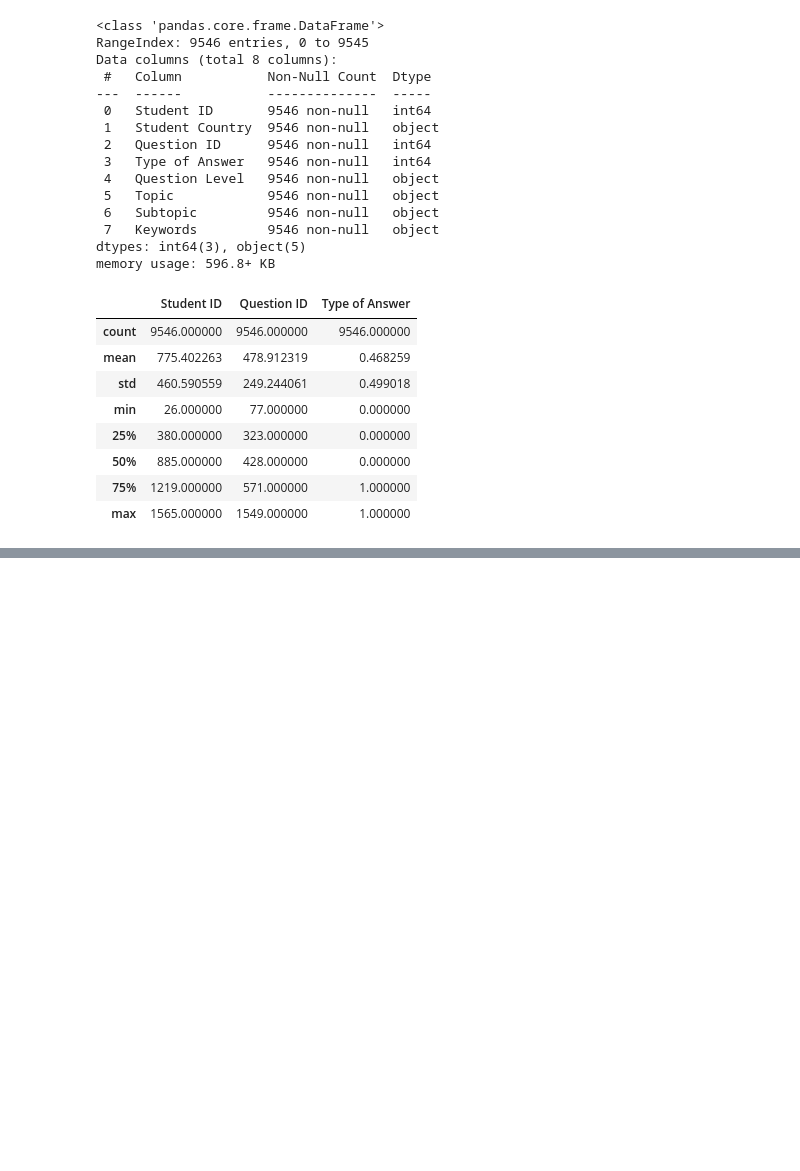
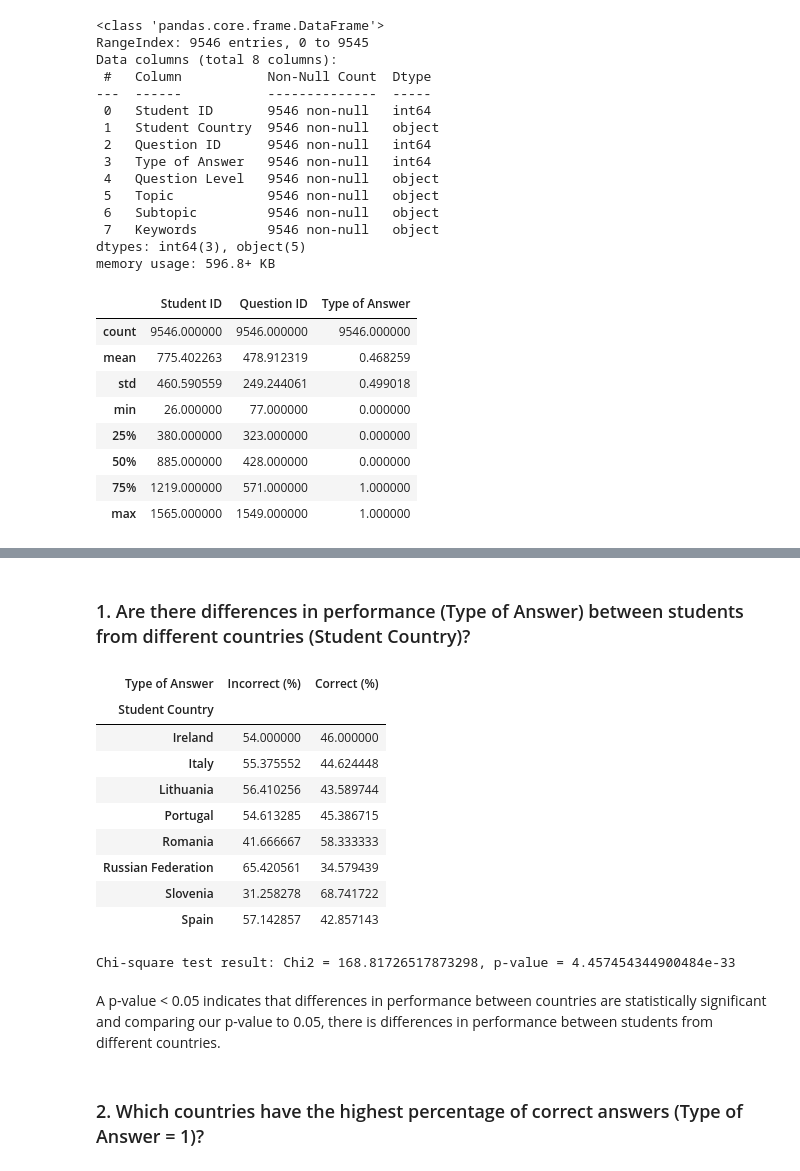
Before and after one commit to kianakiashemshaki/Math-model, a Jupyter notebook: notebooks/Analysis.ipynb, the cells around one changed output, grey strips where cells are left out. Drawn from its saved outputs; the diff is of its cells as text; code cells hidden in the pictures; blank space fills up the shorter version.

Commit message:
Answer analysis questions

```diff
--- a/notebooks/Analysis.ipynb
+++ b/notebooks/Analysis.ipynb
@@ -149,0 +68,28 @@ plt.tight_layout()
+# %% [markdown]
+### 1. Are there differences in performance (Type of Answer) between students from different countries (Student Country)?
+# %%
+country_performance = df.groupby('Student Country')['Type of Answer'].value_counts(normalize=True).unstack()
+country_performance = country_performance.rename(columns={0: 'Incorrect (%)', 1: 'Correct (%)'}) * 100
+country_performance
+# %% [output]
+| Type of Answer | Incorrect (%) | Correct (%) |
+| Student Country |  |  |
+| Ireland | 54.000000 | 46.000000 |
+| Italy | 55.375552 | 44.624448 |
+| Lithuania | 56.410256 | 43.589744 |
+| Portugal | 54.613285 | 45.386715 |
+| Romania | 41.666667 | 58.333333 |
+| Russian Federation | 65.420561 | 34.579439 |
+| Slovenia | 31.258278 | 68.741722 |
+| Spain | 57.142857 | 42.857143 |
+# %%
+contingency_table = df.pivot_table(index='Student Country', columns='Type of Answer', aggfunc='size', fill_value=0)
+
+chi2, p, dof, expected = chi2_contingency(contingency_table)
+print(f"Chi-square test result: Chi2 = {chi2}, p-value = {p}")
+# %% [output]
+Chi-square test result: Chi2 = 168.81726517873298, p-value = 4.457454344900484e-33
+# %% [markdown]
+A p-value < 0.05 indicates that differences in performance between countries are statistically significant and comparing our p-value to 0.05, there is differences in performance between students from different countries.
+# %% [markdown]
+### 2. Which countries have the highest percentage of correct answers (Type of Answer = 1)?
```
Also changed, not shown: parts of 28 cells of this notebook.
